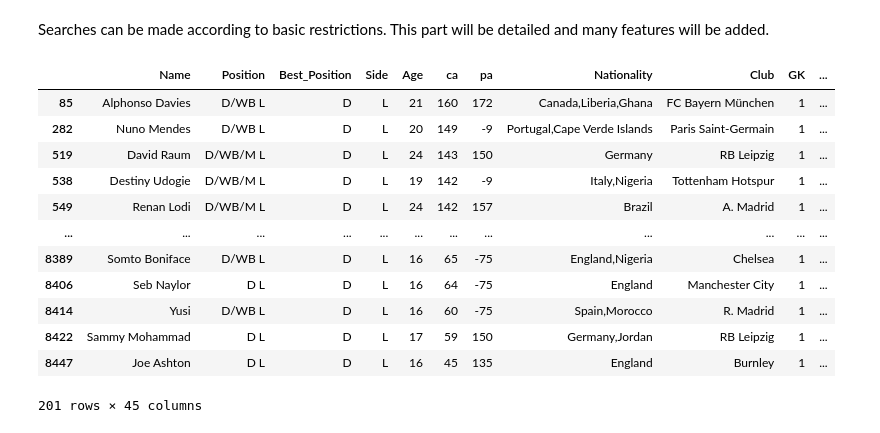
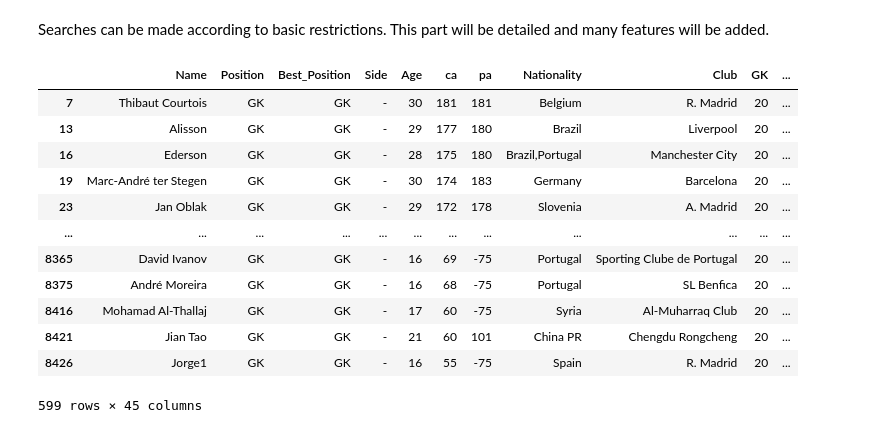
Before and after one commit to emirberk-almaci/Player-Recommendation-System, a Jupyter notebook: main.ipynb, the cells around one changed output. Cells and saved outputs as stored; diff of their text form; code cells hidden in the pictures.

```diff
--- a/main.ipynb
+++ b/main.ipynb
@@ -302,23 +287,24 @@ Index(['Name', 'Position', 'Best_Position', 'Side', 'Age', 'ca', 'pa',
 # %% [markdown]
 Searches can be made according to basic restrictions. This part will be detailed and many features will be added.
 # %%
-def select_player(df, age, value, salary):
+def select_player(df, age = df.Age.max(), value=df.Values.max(), salary=df.Salary.max()):
     df = df[(result_df["Age"] < age) & (result_df["Values"] < value)
                           & (result_df["Salary"] < salary)]
     return df
 # %%
-select_player(result_df, age=25, value=100000000, salary=5000000)
+df_new = select_player(result_df)
+df_new
 # %% [output]
 |  | Name | Position | Best_Position | Side | Age | ca | pa | Nationality | Club | GK | ... |
-| 85 | Alphonso Davies | D/WB L | D | L | 21 | 160 | 172 | Canada,Liberia,Ghana | FC Bayern München | 1 | ... |
-| 282 | Nuno Mendes | D/WB L | D | L | 20 | 149 | -9 | Portugal,Cape Verde Islands | Paris Saint-Germain | 1 | ... |
-| 519 | David Raum | D/WB/M L | D | L | 24 | 143 | 150 | Germany | RB Leipzig | 1 | ... |
-| 538 | Destiny Udogie | D/WB/M L | D | L | 19 | 142 | -9 | Italy,Nigeria | Tottenham Hotspur | 1 | ... |
-| 549 | Renan Lodi | D/WB/M L | D | L | 24 | 142 | 157 | Brazil | A. Madrid | 1 | ... |
+| 7 | Thibaut Courtois | GK | GK | - | 30 | 181 | 181 | Belgium | R. Madrid | 20 | ... |
+| 13 | Alisson | GK | GK | - | 29 | 177 | 180 | Brazil | Liverpool | 20 | ... |
+| 16 | Ederson | GK | GK | - | 28 | 175 | 180 | Brazil,Portugal | Manchester City | 20 | ... |
+| 19 | Marc-André ter Stegen | GK | GK | - | 30 | 174 | 183 | Germany | Barcelona | 20 | ... |
+| 23 | Jan Oblak | GK | GK | - | 29 | 172 | 178 | Slovenia | A. Madrid | 20 | ... |
 | ... | ... | ... | ... | ... | ... | ... | ... | ... | ... | ... | ... |
-| 8389 | Somto Boniface | D/WB L | D | L | 16 | 65 | -75 | England,Nigeria | Chelsea | 1 | ... |
-| 8406 | Seb Naylor | D L | D | L | 16 | 64 | -75 | England | Manchester City | 1 | ... |
-| 8414 | Yusi | D/WB L | D | L | 16 | 60 | -75 | Spain,Morocco | R. Madrid | 1 | ... |
-| 8422 | Sammy Mohammad | D L | D | L | 17 | 59 | 150 | Germany,Jordan | RB Leipzig | 1 | ... |
-| 8447 | Joe Ashton | D L | D | L | 16 | 45 | 135 | England | Burnley | 1 | ... |
+| 8365 | David Ivanov | GK | GK | - | 16 | 69 | -75 | Portugal | Sporting Clube de Portugal | 20 | ... |
+| 8375 | André Moreira | GK | GK | - | 16 | 68 | -75 | Portugal | SL Benfica | 20 | ... |
+| 8416 | Mohamad Al-Thallaj | GK | GK | - | 17 | 60 | -75 | Syria | Al-Muharraq Club | 20 | ... |
+| 8421 | Jian Tao | GK | GK | - | 21 | 60 | 101 | China PR | Chengdu Rongcheng | 20 | ... |
+| 8426 | Jorge1 | GK | GK | - | 16 | 55 | -75 | Spain | R. Madrid | 20 | ... |
-201 rows × 45 columns
+599 rows × 45 columns
```
Also changed, not shown: parts of 9 cells of this notebook, 1 other file.
